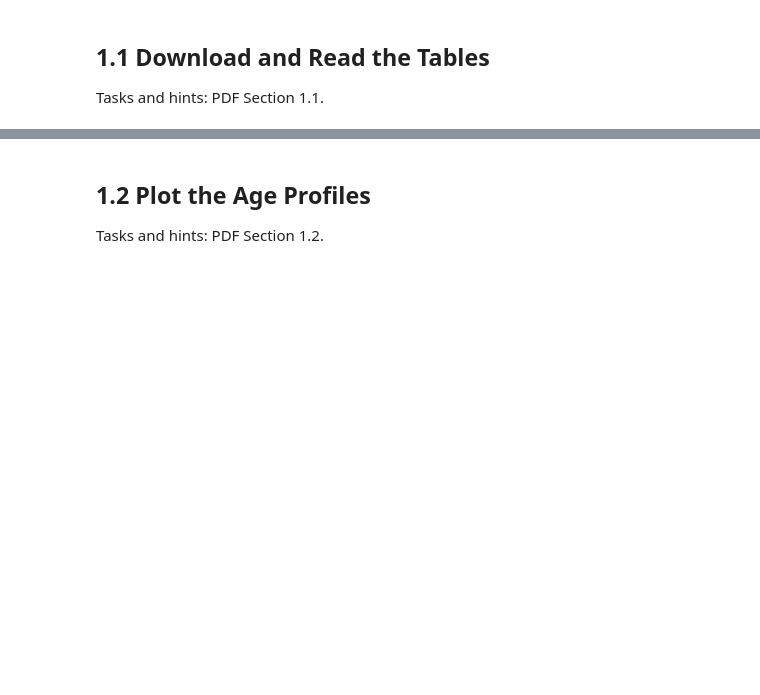
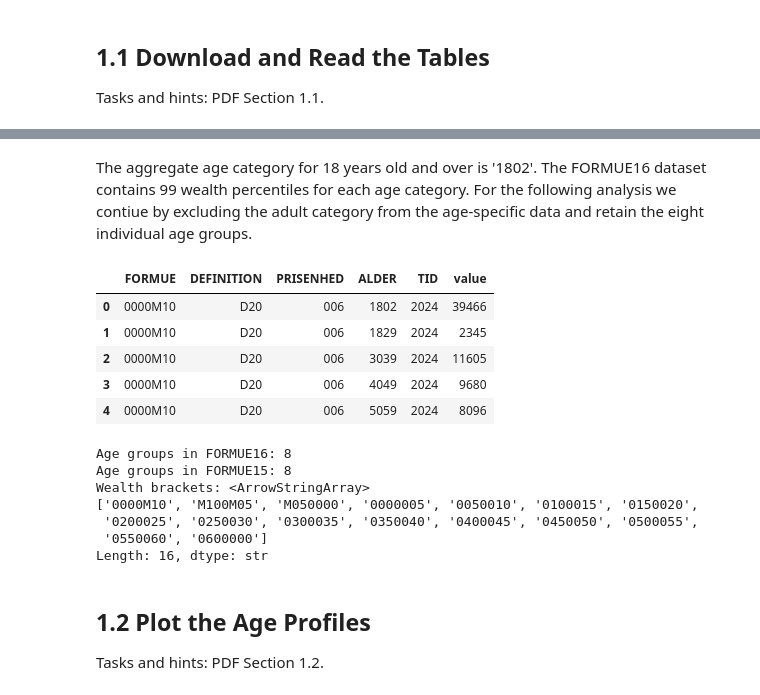
Before and after one commit to clara-julie/Hana_CJ, a Jupyter notebook: DataProject.ipynb, the cells around one changed output, grey strips where cells are left out. Cells and saved outputs as stored; diff of their text form; code cells hidden in the pictures; blank space fills up the shorter version.

```diff
--- a/DataProject.ipynb
+++ b/DataProject.ipynb
@@ -40,3 +91,49 @@ Tasks and hints: PDF Section 1.1.
+# %% [markdown]
+The aggregate age category for 18 years old and over is '1802'.
+The FORMUE16 dataset contains 99 wealth percentiles for each age category. For the following analysis we contiue by excluding the adult category from the age-specific data and retain the eight individual age groups.
+# %%
+# 1.1 Download and Read the Tables
+
+# Download FORMUE15: Wealth brackets and population counts
+counts = download(
+    'FORMUE15',
+    FORMUE='*',
+    DEFINITION='D20',
+    PRISENHED='006',
+    ALDER='*',
+    Tid='2024'
+)
+
+# Inspect the first rows
+display(counts.head())
+
+# Separate all adults from the eight age groups
+percentiles_all = percentiles[percentiles['ALDER'] == '1802'].copy()
+percentiles_age = percentiles[percentiles['ALDER'] != '1802'].copy()
+
+counts_all = counts[counts['ALDER'] == '1802'].copy()
+counts_age = counts[counts['ALDER'] != '1802'].copy()
+
+# Check the number of age groups
+print("Age groups in FORMUE16:", percentiles_age['ALDER'].nunique())
+print("Age groups in FORMUE15:", counts_age['ALDER'].nunique())
+
+# Inspect the wealth brackets
+print("Wealth brackets:", counts['FORMUE'].unique())
+# %% [output]
+|  | FORMUE | DEFINITION | PRISENHED | ALDER | TID | value |
+| 0 | 0000M10 | D20 | 006 | 1802 | 2024 | 39466 |
+| 1 | 0000M10 | D20 | 006 | 1829 | 2024 | 2345 |
+| 2 | 0000M10 | D20 | 006 | 3039 | 2024 | 11605 |
+| 3 | 0000M10 | D20 | 006 | 4049 | 2024 | 9680 |
+| 4 | 0000M10 | D20 | 006 | 5059 | 2024 | 8096 |
+Age groups in FORMUE16: 8
+Age groups in FORMUE15: 8
+Wealth brackets: <ArrowStringArray>
+['0000M10', 'M100M05', 'M050000', '0000005', '0050010', '0100015', '0150020',
+ '0200025', '0250030', '0300035', '0350040', '0400045', '0450050', '0500055',
+ '0550060', '0600000']
+Length: 16, dtype: str
 # %% [markdown]
 ## 1.2   Plot the Age Profiles
 Tasks and hints: PDF Section 1.2.
```
Also changed, not shown: parts of 3 cells of this notebook.
